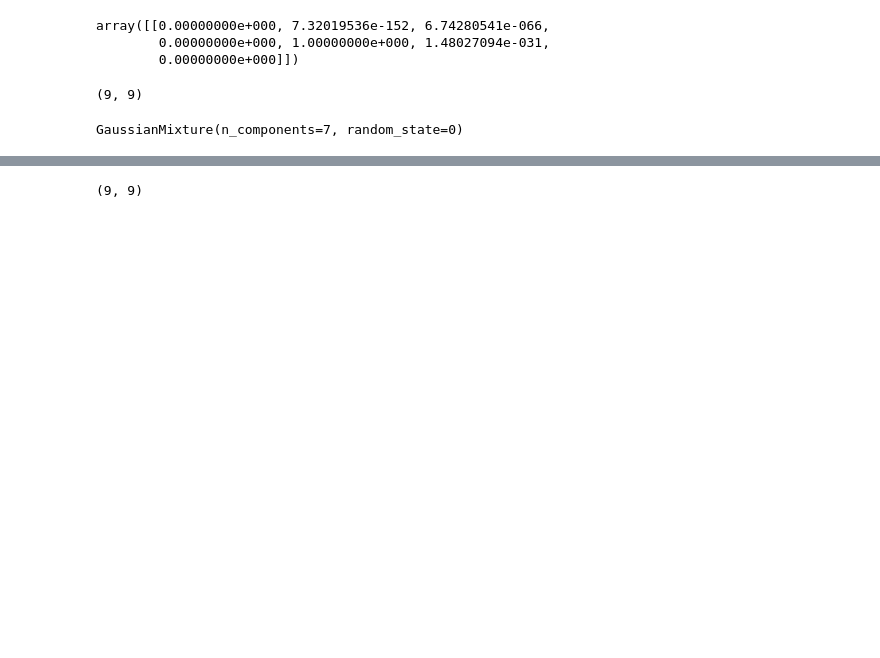
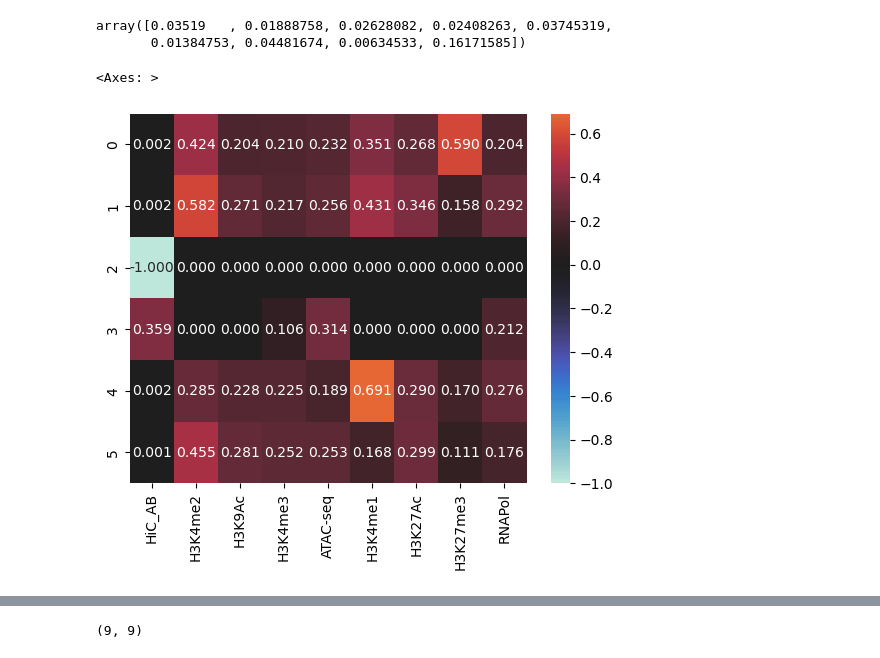
Before and after one commit to fshiau/comp-geno-proj, a Jupyter notebook: src/2_hmm/2.3_gmm-fit.ipynb, the cells around one changed output, grey strips where cells are left out. Saved outputs shown, nothing was run; the diff lists cells and outputs as text; code cells hidden in the pictures; blank space fills up the shorter version.

```diff
--- a/src/2_hmm/2.3_gmm-fit.ipynb
+++ b/src/2_hmm/2.3_gmm-fit.ipynb
@@ -57,15 +86,12 @@ sns.scatterplot(x=umap_emb[:,0], y=umap_emb[:,1], hue=labels[sample_indices].ast
-# %%
-gm.predict_proba(mat[5,:].reshape(1, -1))
-# %% [output]
-array([[0.00000000e+000, 7.32019536e-152, 6.74280541e-066,
-        0.00000000e+000, 1.00000000e+000, 1.48027094e-031,
-        0.00000000e+000]])
-# %%
-gm.covariances_[0].shape
-# %% [output]
-(9, 9)
-# %%
-gm
-# %% [output]
-GaussianMixture(n_components=7, random_state=0)
+# %%
+mat.max(axis=0)
+# %% [output]
+array([0.03519   , 0.01888758, 0.02628082, 0.02408263, 0.03745319,
+       0.01384753, 0.04481674, 0.00634533, 0.16171585])
+# %%
+import seaborn as sns
+sns.heatmap(gm.means_,xticklabels=dat.columns[4:],annot=True,fmt=".3f",center=0)
+# %% [output]
+<Axes: >
+[figure, added]
 # %%
```
Also changed, not shown: parts of 17 cells of this notebook, 3 other files.
